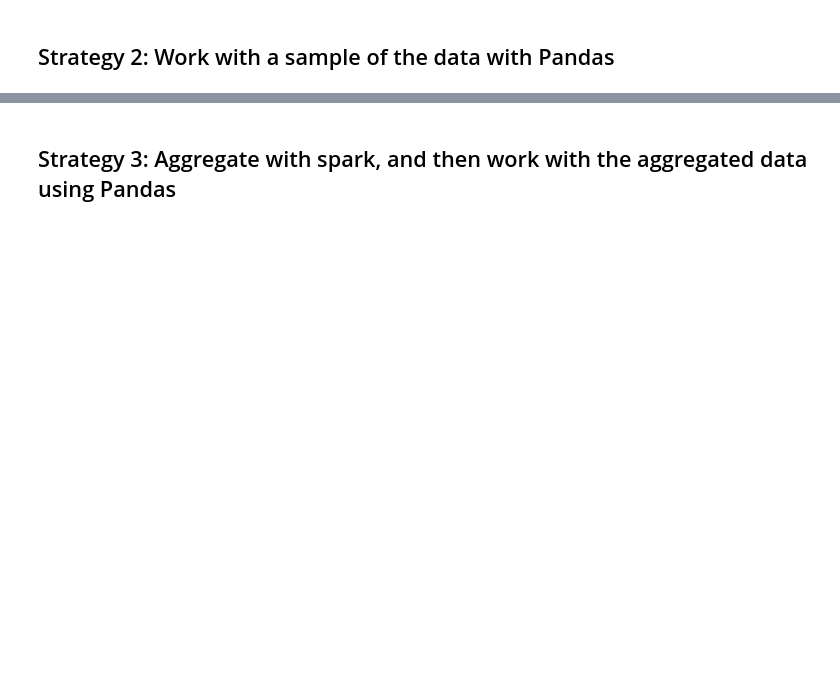
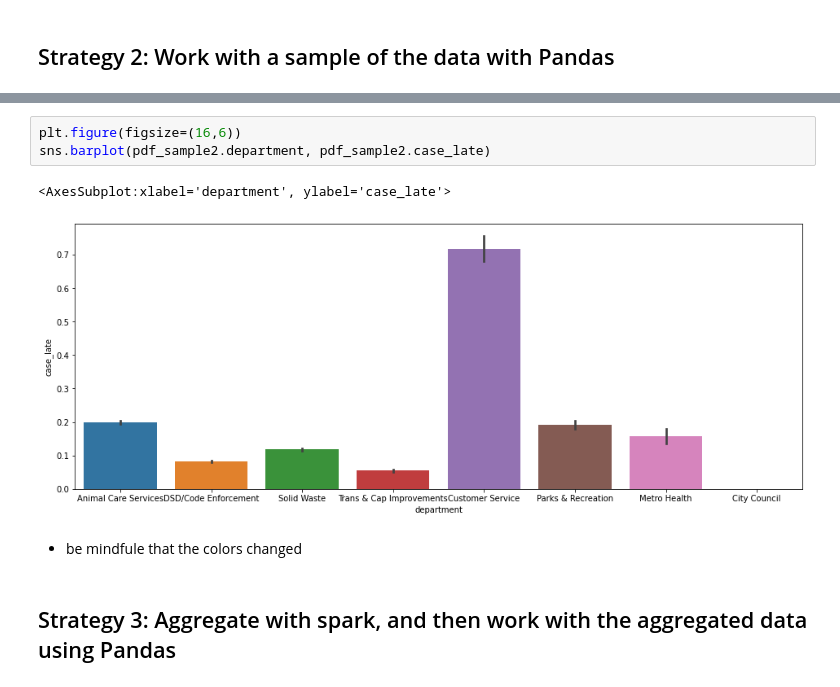
Before and after one commit to segovialori/spark, a Jupyter notebook: explore-lesson.ipynb, the cells around one changed output, grey strips where cells are left out. Saved outputs shown, nothing was run; the diff lists cells and outputs as text; blank space fills up the shorter version.

```diff
--- a/explore-lesson.ipynb
+++ b/explore-lesson.ipynb
@@ -68,2 +141,10 @@ only showing top 1 row
+# %%
+plt.figure(figsize=(16,6))
+sns.barplot(pdf_sample2.department, pdf_sample2.case_late)
+# %% [output]
+<AxesSubplot:xlabel='department', ylabel='case_late'>
+[figure, added]
+# %% [markdown]
+- be mindfule that the colors changed
 # %% [markdown]
 ## Strategy 3: Aggregate with spark, and then work with the aggregated data using Pandas
```
Also changed, not shown: parts of 23 cells of this notebook.
